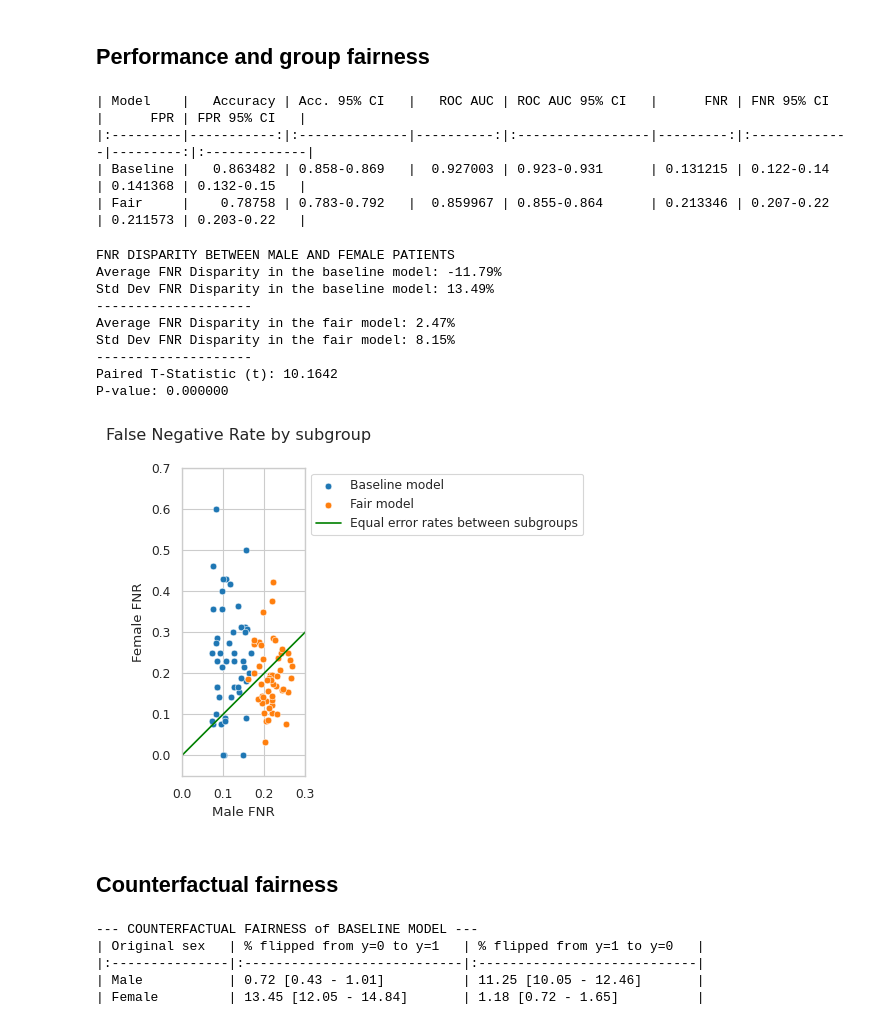
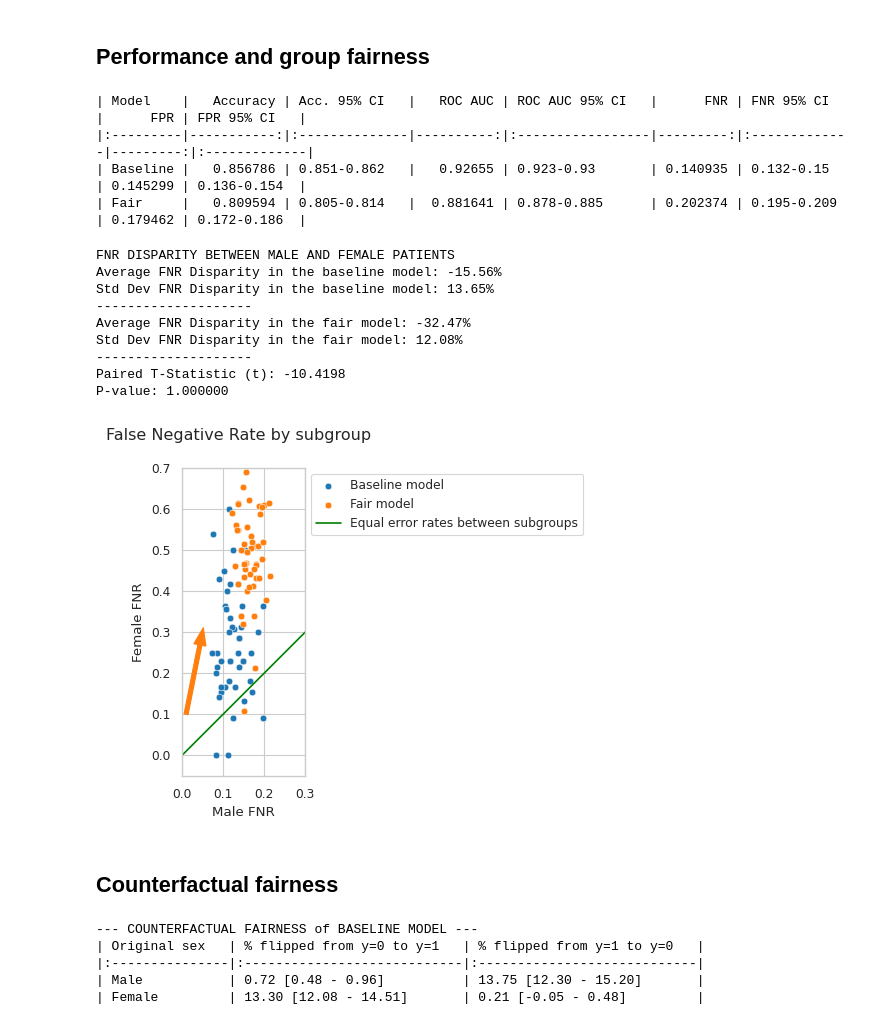
Before and after one commit to LuSyo/Health-ML-Bias-Experiments, a Jupyter notebook: notebooks/025_CAD_results.ipynb, the cells around one changed output. Cells and saved outputs as stored; diff of their text form; code cells hidden in the pictures.

Commit message:
Plot average diff baseline->fair on subgroupFNR scatterplot

```diff
--- a/notebooks/025_CAD_results.ipynb
+++ b/notebooks/025_CAD_results.ipynb
@@ -77,7 +77,7 @@ def get_95_ci(data):
   interval = t.interval(0.95, n - 1, loc=mean, scale=std_err)
   return interval
 # %%
-perf_metrics = pd.read_csv(f'{PROJECT_ROOT}/results/perf_metrics_50_runs_2026-02-03_2127.csv')
+perf_metrics = pd.read_csv(f'{PROJECT_ROOT}/results/perf_metrics_50_runs_2026-02-09_incl-sex.csv')
 # %% [markdown]
 ## Performance and group fairness
 # %%
@@ -117,8 +117,8 @@ print(perf_summary.to_markdown(index=False, numalign="right"))
 # %% [output]
 | Model    |   Accuracy | Acc. 95% CI   |   ROC AUC | ROC AUC 95% CI   |      FNR | FNR 95% CI   |      FPR | FPR 95% CI   |
 |:---------|-----------:|:--------------|----------:|:-----------------|---------:|:-------------|---------:|:-------------|
-| Baseline |   0.863482 | 0.858-0.869   |  0.927003 | 0.923-0.931      | 0.131215 | 0.122-0.14   | 0.141368 | 0.132-0.15   |
-| Fair     |    0.78758 | 0.783-0.792   |  0.859967 | 0.855-0.864      | 0.213346 | 0.207-0.22   | 0.211573 | 0.203-0.22   |
+| Baseline |   0.856786 | 0.851-0.862   |   0.92655 | 0.923-0.93       | 0.140935 | 0.132-0.15   | 0.145299 | 0.136-0.154  |
+| Fair     |   0.809594 | 0.805-0.814   |  0.881641 | 0.878-0.885      | 0.202374 | 0.195-0.209  | 0.179462 | 0.172-0.186  |
 # %%
 # Statistical significance of the difference in FNR disparity
 fnr_fair_ttest = ttest_rel(perf_metrics['fair_FNR_diff'],
@@ -139,30 +139,38 @@ print(f"Paired T-Statistic (t): {fnr_fair_ttest.statistic:.4f}")
 print(f"P-value: {fnr_fair_ttest.pvalue:.6f}")
 # %% [output]
 FNR DISPARITY BETWEEN MALE AND FEMALE PATIENTS
-Average FNR Disparity in the baseline model: -11.79%
-Std Dev FNR Disparity in the baseline model: 13.49%
+Average FNR Disparity in the baseline model: -15.56%
+Std Dev FNR Disparity in the baseline model: 13.65%
 --------------------
-Average FNR Disparity in the fair model: 2.47%
-Std Dev FNR Disparity in the fair model: 8.15%
+Average FNR Disparity in the fair model: -32.47%
+Std Dev FNR Disparity in the fair model: 12.08%
 --------------------
-Paired T-Statistic (t): 10.1642
-P-value: 0.000000
+Paired T-Statistic (t): -10.4198
+P-value: 1.000000
 # %%
 # Visualising difference in FNR disparity between baseline and fair model
+import matplotlib.patches as mpatches
+
 fig, ax = plt.subplots(figsize=(4, 4))
 sns.scatterplot(perf_metrics, x='FNR_m', y='FNR_f', ax=ax, c='#1f77b4')
 sns.scatterplot(perf_metrics, x='fair_FNR_m', y='fair_FNR_f', ax=ax, c='#ff7f0e')
 plt.plot([0,.7],[0,.7],c='g')
+
+vx = (perf_metrics['fair_FNR_m'] - perf_metrics['FNR_m']).sum(axis=0) / perf_metrics.shape[0]
+vy = (perf_metrics['fair_FNR_f'] - perf_metrics['FNR_f']).sum(axis=0) / perf_metrics.shape[0]
+average_diff = mpatches.Arrow(0.01, 0.1, vx, vy, width=0.05, color="#ff7f0e" )
+ax.add_patch(average_diff)
+
 fig.suptitle('False Negative Rate by subgroup')
 plt.xlabel('Male FNR')
 plt.ylabel('Female FNR')
 plt.legend(labels=['Baseline model', 'Fair model', 'Equal error rates between subgroups'], loc='upper left', bbox_to_anchor=(1, 1))
 ax.set_xlim([0,0.3])
 ax.set_ylim([-.05,0.7])
 ax.set_aspect('equal')
 plt.show()
 # %% [output]
-[figure, old version]
+[figure, new version]
 # %% [markdown]
 ## Counterfactual fairness
 # %%
@@ -186,5 +194,5 @@ print(cf_fairness_summary.to_markdown(index=False, numalign="right"))
 --- COUNTERFACTUAL FAIRNESS of BASELINE MODEL ---
 | Original sex   | % flipped from y=0 to y=1   | % flipped from y=1 to y=0   |
 |:---------------|:----------------------------|:----------------------------|
-| Male           | 0.72 [0.43 - 1.01]          | 11.25 [10.05 - 12.46]       |
-| Female         | 13.45 [12.05 - 14.84]       | 1.18 [0.72 - 1.65]          |
+| Male           | 0.72 [0.48 - 0.96]          | 13.75 [12.30 - 15.20]       |
+| Female         | 13.30 [12.08 - 14.51]       | 0.21 [-0.05 - 0.48]         |
```
Also changed, not shown: parts of 1 cell of this notebook.
